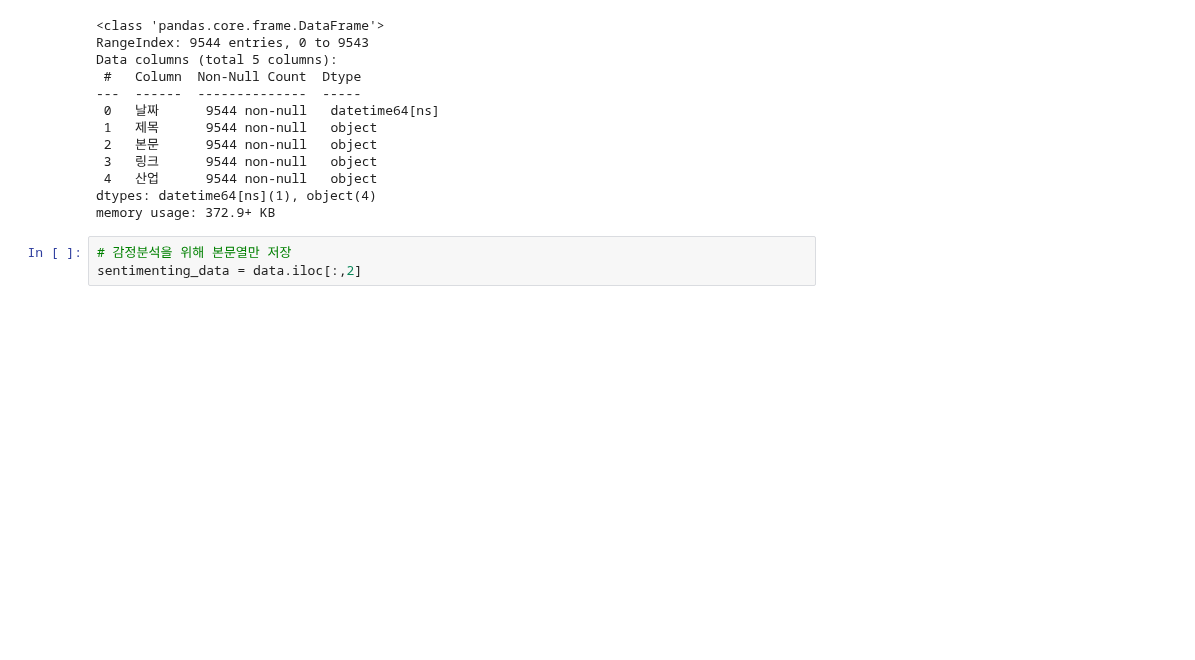
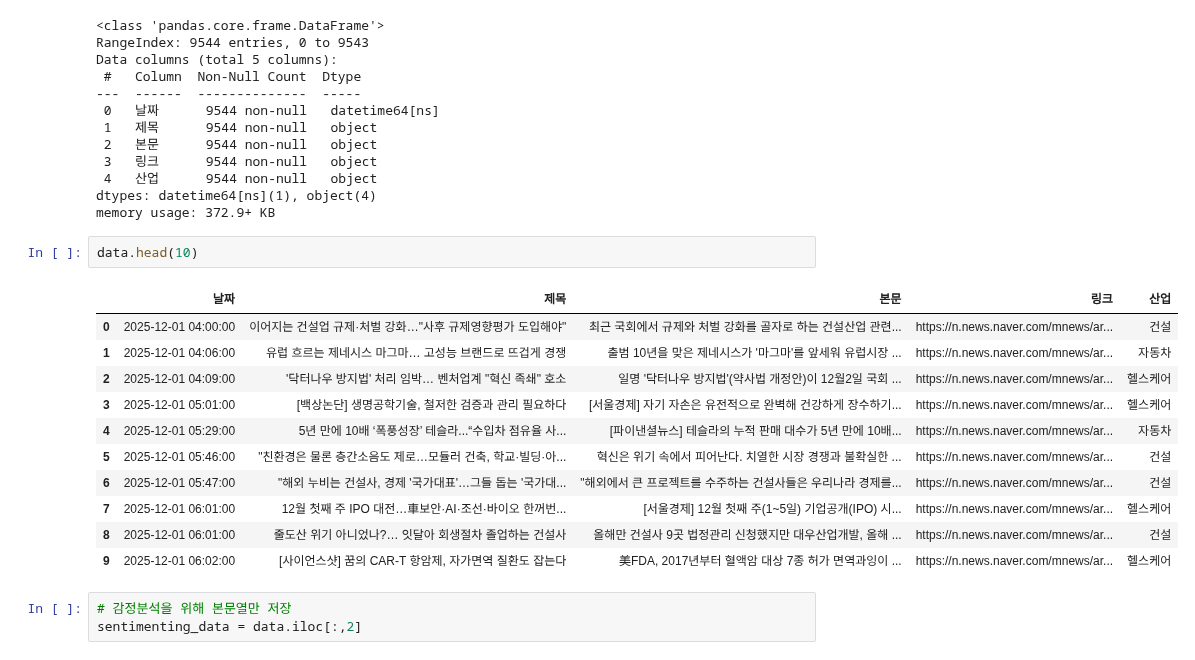
Before and after one commit to hora4444/ai, a Jupyter notebook: source/10_1stProject/감정분석(엑사원4.0).ipynb, the cells around one changed output. Cells and saved outputs as stored; diff of their text form; blank space fills up the shorter version.

```diff
--- a/source/10_1stProject/감정분석(엑사원4.0).ipynb
+++ b/source/10_1stProject/감정분석(엑사원4.0).ipynb
@@ -211,6 +212,20 @@ Data columns (total 5 columns):
  4   산업      9544 non-null   object
 dtypes: datetime64[ns](1), object(4)
 memory usage: 372.9+ KB
+# %%
+data.head(10)
+# %% [output]
+|  | 날짜 | 제목 | 본문 | 링크 | 산업 |
+| 0 | 2025-12-01 04:00:00 | 이어지는 건설업 규제·처벌 강화…"사후 규제영향평가 도입해야" | 최근 국회에서 규제와 처벌 강화를 골자로 하는 건설산업 관련... | https://n.news.naver.com/mnews/ar... | 건설 |
+| 1 | 2025-12-01 04:06:00 | 유럽 흐르는 제네시스 마그마… 고성능 브랜드로 뜨겁게 경쟁 | 출범 10년을 맞은 제네시스가 '마그마'를 앞세워 유럽시장 ... | https://n.news.naver.com/mnews/ar... | 자동차 |
+| 2 | 2025-12-01 04:09:00 | '닥터나우 방지법' 처리 임박… 벤처업계 "혁신 족쇄" 호소 | 일명 '닥터나우 방지법'(약사법 개정안)이 12월2일 국회 ... | https://n.news.naver.com/mnews/ar... | 헬스케어 |
+| 3 | 2025-12-01 05:01:00 | [백상논단] 생명공학기술, 철저한 검증과 관리 필요하다 | [서울경제] 자기 자손은 유전적으로 완벽해 건강하게 장수하기... | https://n.news.naver.com/mnews/ar... | 헬스케어 |
+| 4 | 2025-12-01 05:29:00 | 5년 만에 10배 ‘폭풍성장’ 테슬라...“수입차 점유율 사... | [파이낸셜뉴스] 테슬라의 누적 판매 대수가 5년 만에 10배... | https://n.news.naver.com/mnews/ar... | 자동차 |
+| 5 | 2025-12-01 05:46:00 | "친환경은 물론 층간소음도 제로…모듈러 건축, 학교·빌딩·아... | 혁신은 위기 속에서 피어난다. 치열한 시장 경쟁과 불확실한 ... | https://n.news.naver.com/mnews/ar... | 건설 |
+| 6 | 2025-12-01 05:47:00 | "해외 누비는 건설사, 경제 '국가대표'…그들 돕는 '국가대... | "해외에서 큰 프로젝트를 수주하는 건설사들은 우리나라 경제를... | https://n.news.naver.com/mnews/ar... | 건설 |
+| 7 | 2025-12-01 06:01:00 | 12월 첫째 주 IPO 대전…車보안·AI·조선·바이오 한꺼번... | [서울경제] 12월 첫째 주(1~5일) 기업공개(IPO) 시... | https://n.news.naver.com/mnews/ar... | 헬스케어 |
+| 8 | 2025-12-01 06:01:00 | 줄도산 위기 아니었나?… 잇달아 회생절차 졸업하는 건설사 | 올해만 건설사 9곳 법정관리 신청했지만 대우산업개발, 올해 ... | https://n.news.naver.com/mnews/ar... | 건설 |
+| 9 | 2025-12-01 06:02:00 | [사이언스샷] 꿈의 CAR-T 항암제, 자가면역 질환도 잡는다 | 美FDA, 2017년부터 혈액암 대상 7종 허가 면역과잉이 ... | https://n.news.naver.com/mnews/ar... | 헬스케어 |
 # %%
 # 감정분석을 위해 본문열만 저장
 sentimenting_data = data.iloc[:,2]
```
Also changed, not shown: parts of 43 cells of this notebook, 28 other files.
